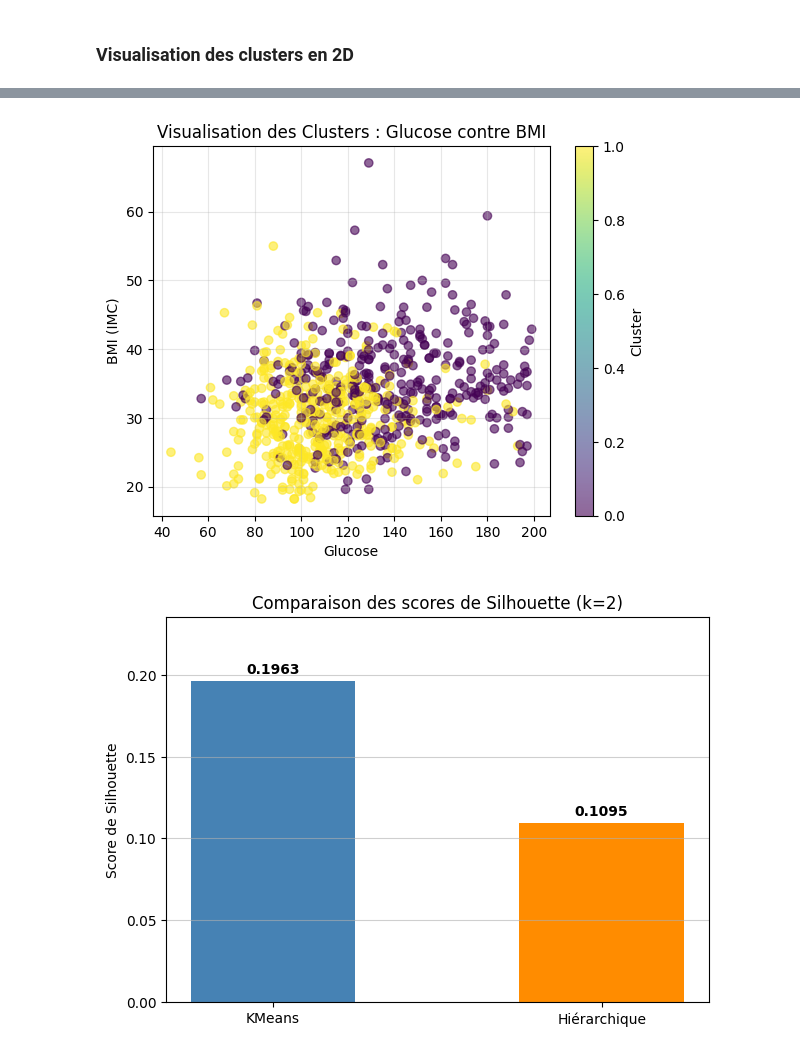
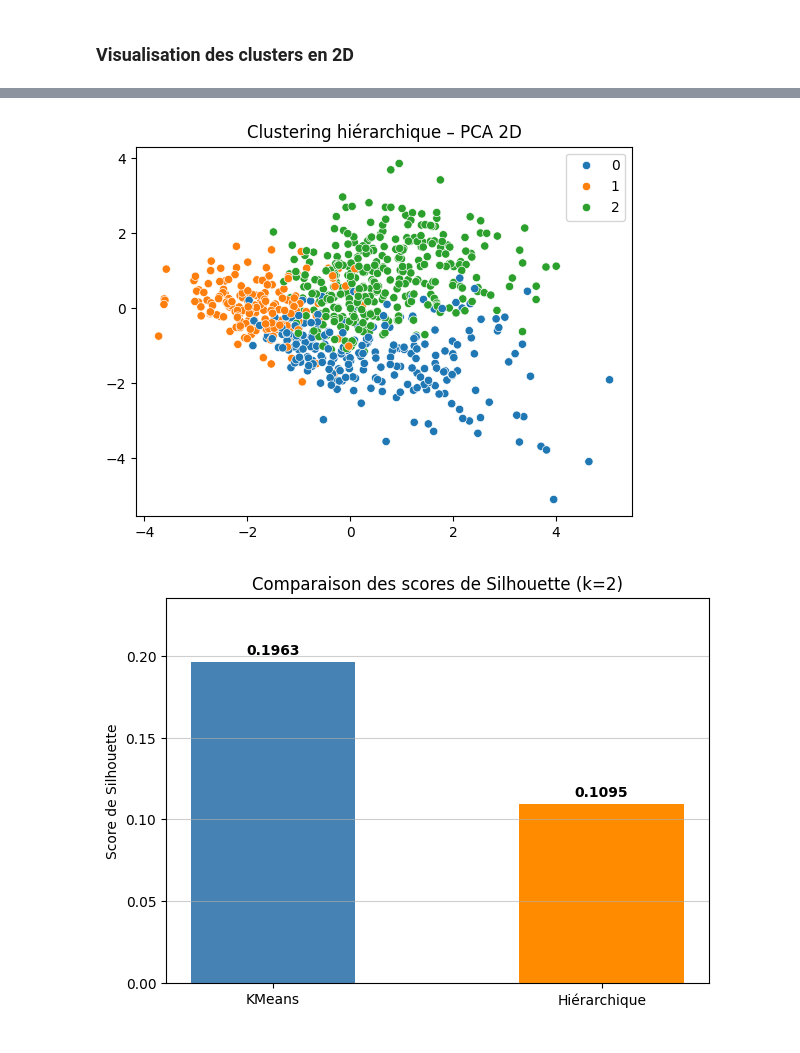
Before and after one commit to Artemasu/Analyse_de_donnees_medicales, a Jupyter notebook: traitement.ipynb, the cells around one changed output, grey strips where cells are left out. Saved outputs shown, nothing was run; the diff lists cells and outputs as text; code cells hidden in the pictures.

```diff
--- a/traitement.ipynb
+++ b/traitement.ipynb
@@ -442,14 +453,12 @@ plt.show()
-# %%
-plt.scatter(df['Glucose'], df['BMI'], c=km_labels, cmap='viridis', alpha=0.6)
-
-plt.title('Visualisation des Clusters : Glucose contre BMI')
-plt.xlabel('Glucose')
-plt.ylabel('BMI (IMC)')
-plt.colorbar(label='Cluster')
-plt.grid(True, alpha=0.3)
-plt.show()
-# %% [output]
-[figure, removed]
+# %%
+hc = AgglomerativeClustering(n_clusters=best_k, linkage='ward')
+clusters_hc = hc.fit_predict(X_scaled)
+
+sns.scatterplot(x=X_pca[:,0], y=X_pca[:,1], hue=clusters_hc, palette='tab10')
+plt.title("Clustering hiérarchique – PCA 2D")
+plt.show()
+# %% [output]
+[figure, added]
 # %%
 from sklearn.metrics import silhouette_score
 from sklearn.cluster import KMeans, AgglomerativeClustering
```
Also changed, not shown: parts of 9 cells of this notebook.
